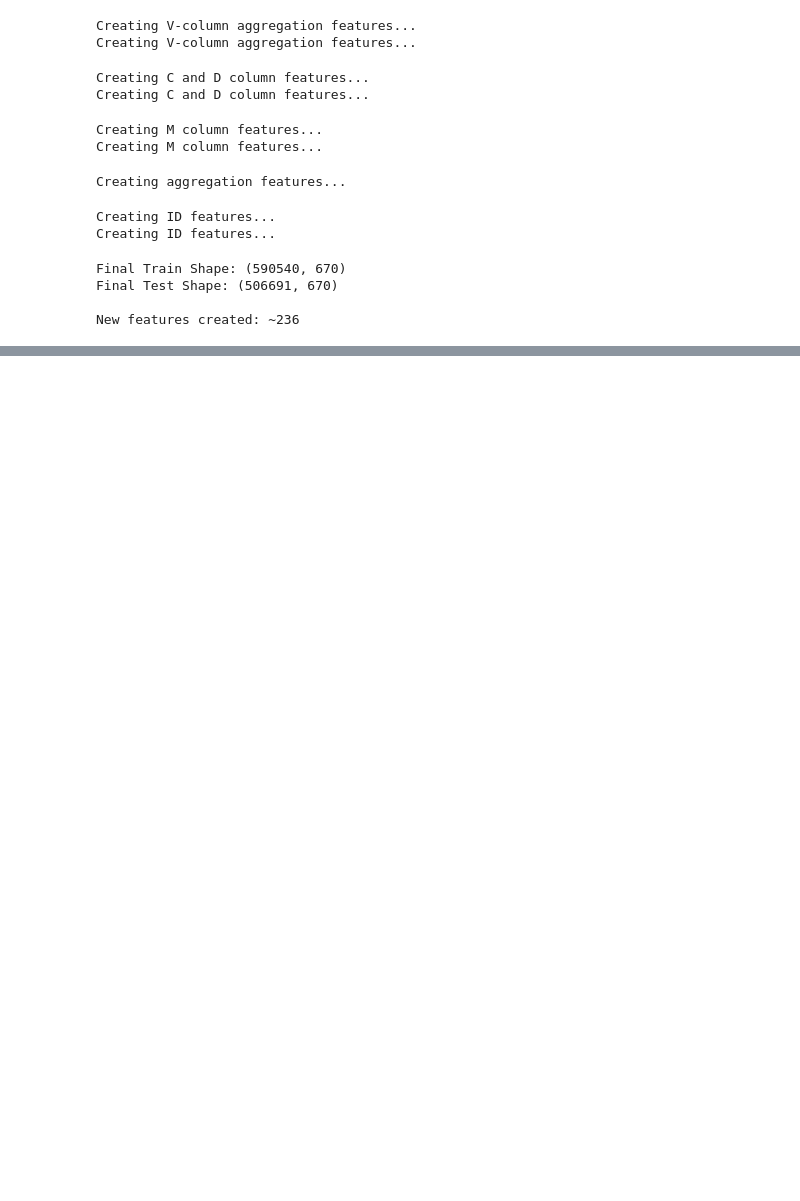
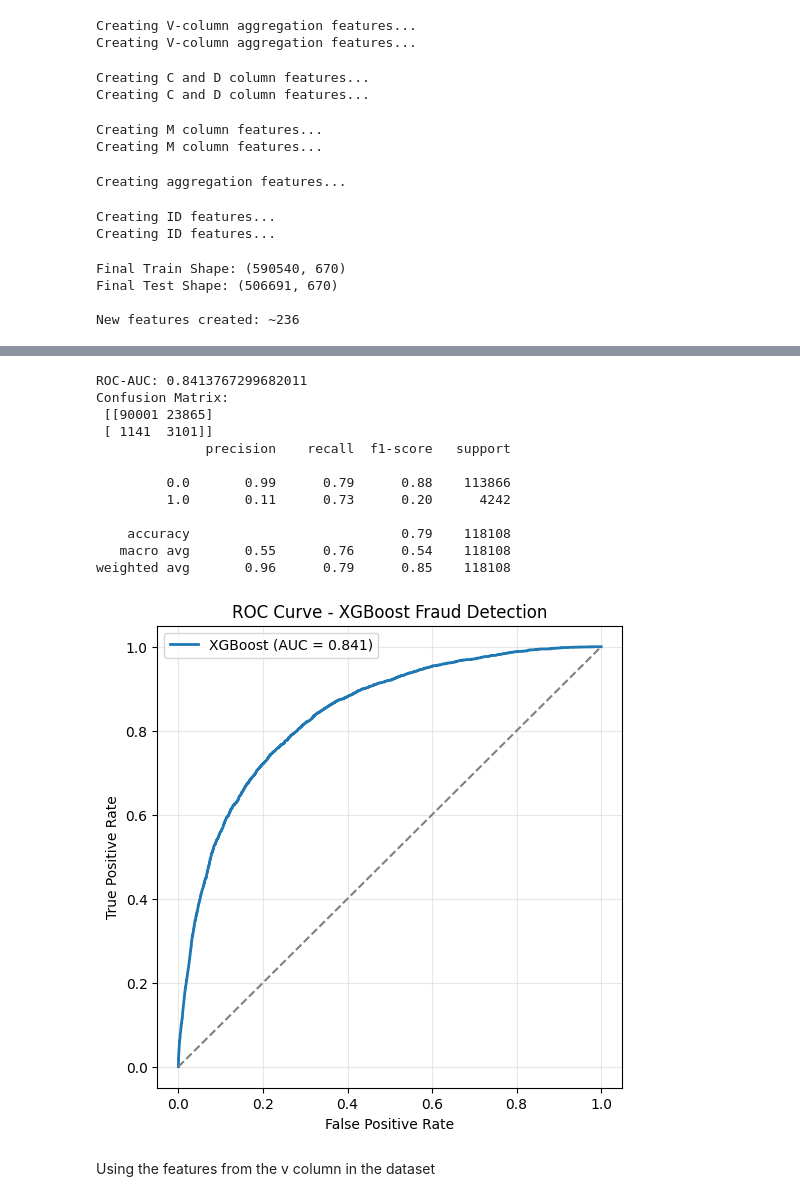
Before and after one commit to nsreedh123/fraud_rec, a Jupyter notebook: notebooks/data_analysis.ipynb, the cells around one changed output, grey strips where cells are left out. Cells and saved outputs as stored; diff of their text form; code cells hidden in the pictures; blank space fills up the shorter version.

Commit message:
added xgb support

```diff
--- a/notebooks/data_analysis.ipynb
+++ b/notebooks/data_analysis.ipynb
@@ -772,0 +908,20 @@ Memory usage: 3647.35 MB -> 2429.64 MB (33.4% reduction)
+# %%
+X_xgb = X[features].fillna(0)
+y_xgb = y
+
+X_train, X_test, y_train, y_test = train_test_split(
+    X_xgb, y_xgb, test_size=0.2, random_state=42
+)
+
+xgb = XGBClassifier(
+    n_estimators=300,
+    max_depth=6,
+    learning_rate=0.05,
+    subsample=0.8,
+    colsample_bytree=0.8,
+    scale_pos_weight=(len(y_train) / sum(y_train)),  # handle imbalance
+    eval_metric='logloss',
+    random_state=42
+)
+
+xgb.fit(X_train, y_train)
@@ -772,0 +941,38 @@ Memory usage: 3647.35 MB -> 2429.64 MB (33.4% reduction)
+# %%
+y_prob = xgb.predict_proba(X_test)[:, 1]
+y_pred = xgb.predict(X_test)
+
+print("ROC-AUC:", roc_auc_score(y_test, y_prob))
+print("Confusion Matrix:\n", confusion_matrix(y_test, y_pred))
+print(classification_report(y_test, y_pred))
+
+# Compute ROC
+fpr, tpr, thresholds = roc_curve(y_test, y_prob)
+roc_auc = roc_auc_score(y_test, y_prob)
+
+# Plot
+plt.figure(figsize=(6,6))
+plt.plot(fpr, tpr, label=f'XGBoost (AUC = {roc_auc:.3f})', linewidth=2)
+plt.plot([0,1], [0,1], linestyle='--', color='gray')  # random baseline
+plt.xlabel('False Positive Rate')
+plt.ylabel('True Positive Rate')
+plt.title('ROC Curve - XGBoost Fraud Detection')
+plt.legend()
+plt.grid(alpha=0.3)
+plt.show()
+# %% [output]
+ROC-AUC: 0.8413767299682011
+Confusion Matrix:
+ [[90001 23865]
+ [ 1141  3101]]
+              precision    recall  f1-score   support
+
+         0.0       0.99      0.79      0.88    113866
+         1.0       0.11      0.73      0.20      4242
+
+    accuracy                           0.79    118108
+   macro avg       0.55      0.76      0.54    118108
+weighted avg       0.96      0.79      0.85    118108
+[figure, added]
+# %% [markdown]
+Using the features from the v column in the dataset
```
Also changed, not shown: parts of 16 cells of this notebook, 2 other files.
